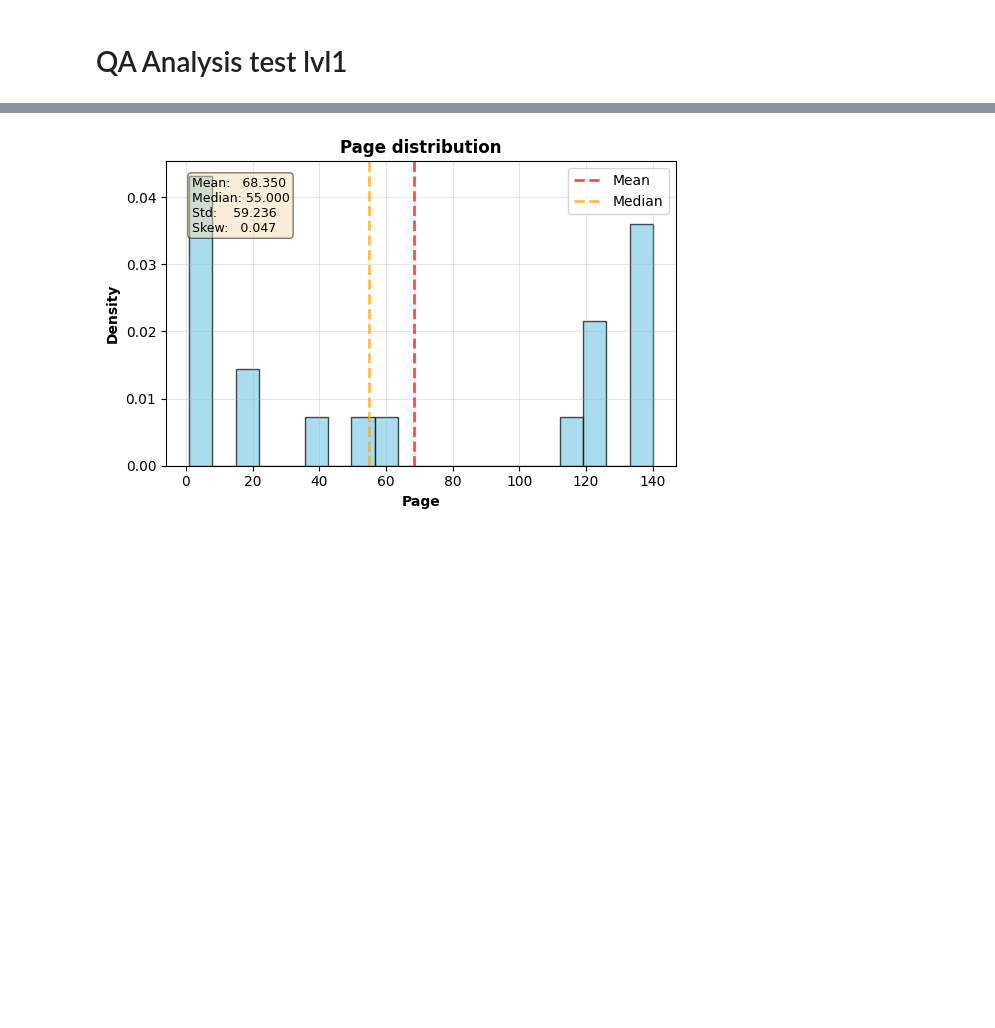
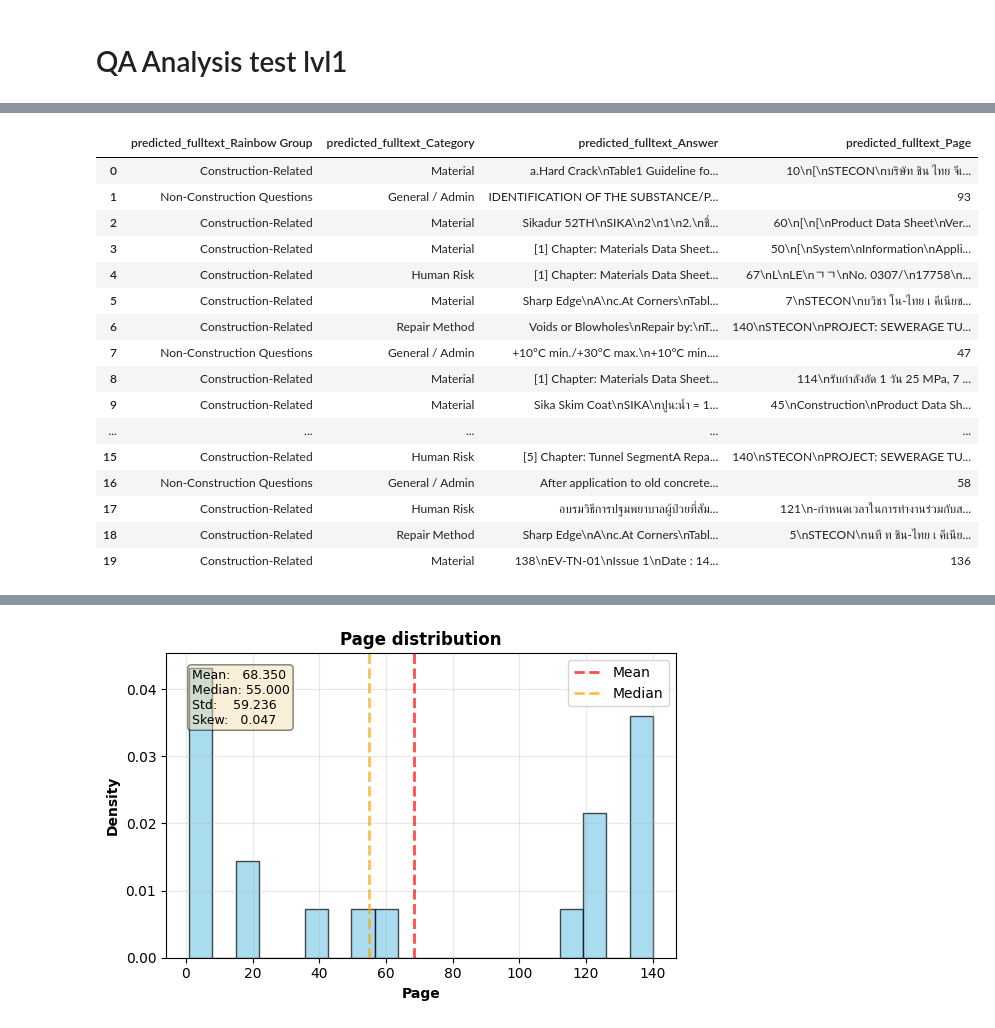
Before and after one commit to BoltonAthitDavies/LLM_Construction, a Jupyter notebook: script/QA_generationv2.ipynb, the cells around one changed output, grey strips where cells are left out. Drawn from its saved outputs; the diff is of its cells as text; code cells hidden in the pictures; blank space fills up the shorter version.

```diff
--- a/script/QA_generationv2.ipynb
+++ b/script/QA_generationv2.ipynb
@@ -1630,0 +1687,23 @@ Name: Answer, dtype: object
+# %%
+result[['predicted_fulltext_Rainbow Group',
+        'predicted_fulltext_Category',
+        'predicted_fulltext_Answer',
+        'predicted_fulltext_Page',]]
+# %% [output]
+|  | predicted_fulltext_Rainbow Group | predicted_fulltext_Category | predicted_fulltext_Answer | predicted_fulltext_Page |
+| 0 | Construction-Related | Material | a.Hard Crack\nTable1 Guideline fo... | 10\n[\nSTECON\nบริษัท ชิน ไทย จีเ... |
+| 1 | Non-Construction Questions | General / Admin | IDENTIFICATION OF THE SUBSTANCE/P... | 93 |
+| 2 | Construction-Related | Material | Sikadur 52TH\nSIKA\n2\n1\n2.\nชื่... | 60\n[\n[\nProduct Data Sheet\nVer... |
+| 3 | Construction-Related | Material | [1] Chapter: Materials Data Sheet... | 50\n[\nSystem\nInformation\nAppli... |
+| 4 | Construction-Related | Human Risk | [1] Chapter: Materials Data Sheet... | 67\nL\nLE\nㄱㄱ\nNo. 0307/\n17758\n... |
+| 5 | Construction-Related | Material | Sharp Edge\nA\nc.At Corners\nTabl... | 7\nSTECON\nบวิชา โน-ไทย เ คีเนียช... |
+| 6 | Construction-Related | Repair Method | Voids or Blowholes\nRepair by:\nT... | 140\nSTECON\nPROJECT: SEWERAGE TU... |
+| 7 | Non-Construction Questions | General / Admin | +10°C min./+30°C max.\n+10°C min.... | 47 |
+| 8 | Construction-Related | Material | [1] Chapter: Materials Data Sheet... | 114\nรับกำลังอัด 1 วัน 25 MPa, 7 ... |
+| 9 | Construction-Related | Material | Sika Skim Coat\nSIKA\nปูน:น้ำ = 1... | 45\nConstruction\nProduct Data Sh... |
+| ... | ... | ... | ... | ... |
+| 15 | Construction-Related | Human Risk | [5] Chapter: Tunnel SegmentA Repa... | 140\nSTECON\nPROJECT: SEWERAGE TU... |
+| 16 | Non-Construction Questions | General / Admin | After application to old concrete... | 58 |
+| 17 | Construction-Related | Human Risk | อบรมวิธีการปฐมพยาบาลผู้ป่วยที่สัม... | 121\n-กำหนดเวลาในการทำงานร่วมกับส... |
+| 18 | Construction-Related | Repair Method | Sharp Edge\nA\nc.At Corners\nTabl... | 5\nSTECON\nนที ท ชิน-ไทย เ คีเนีย... |
+| 19 | Construction-Related | Material | 138\nEV-TN-01\nIssue 1\nDate : 14... | 136 |
```
Also changed, not shown: parts of 17 cells of this notebook, 3 other files.
